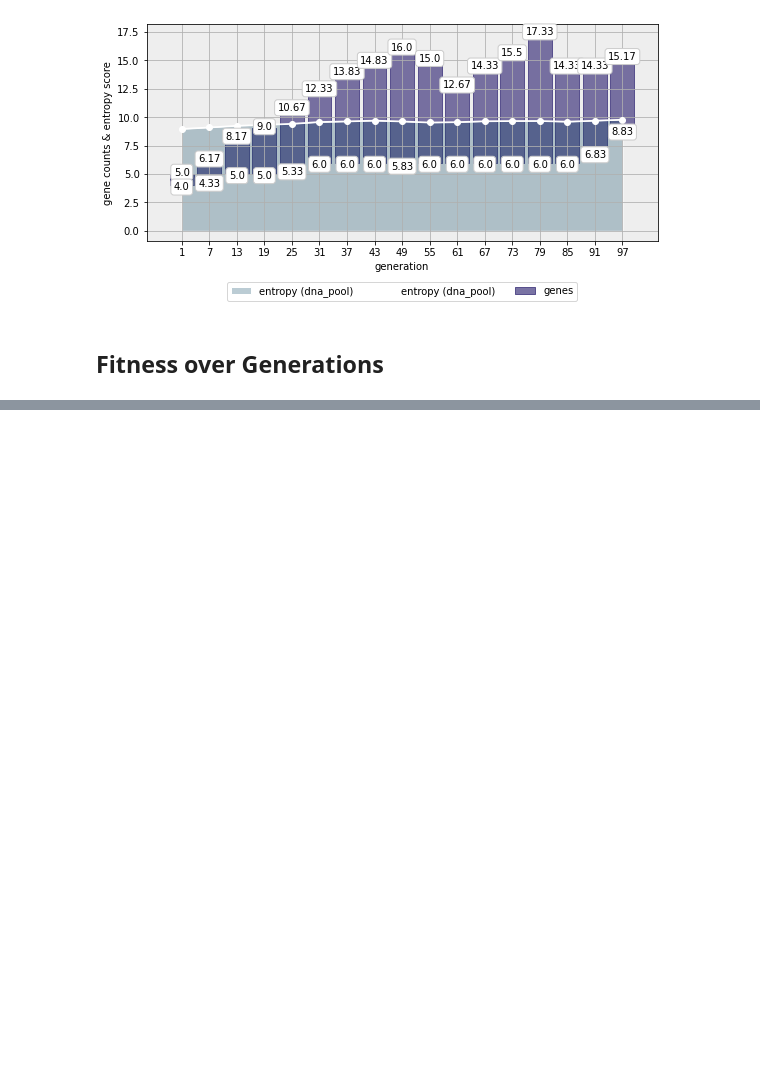
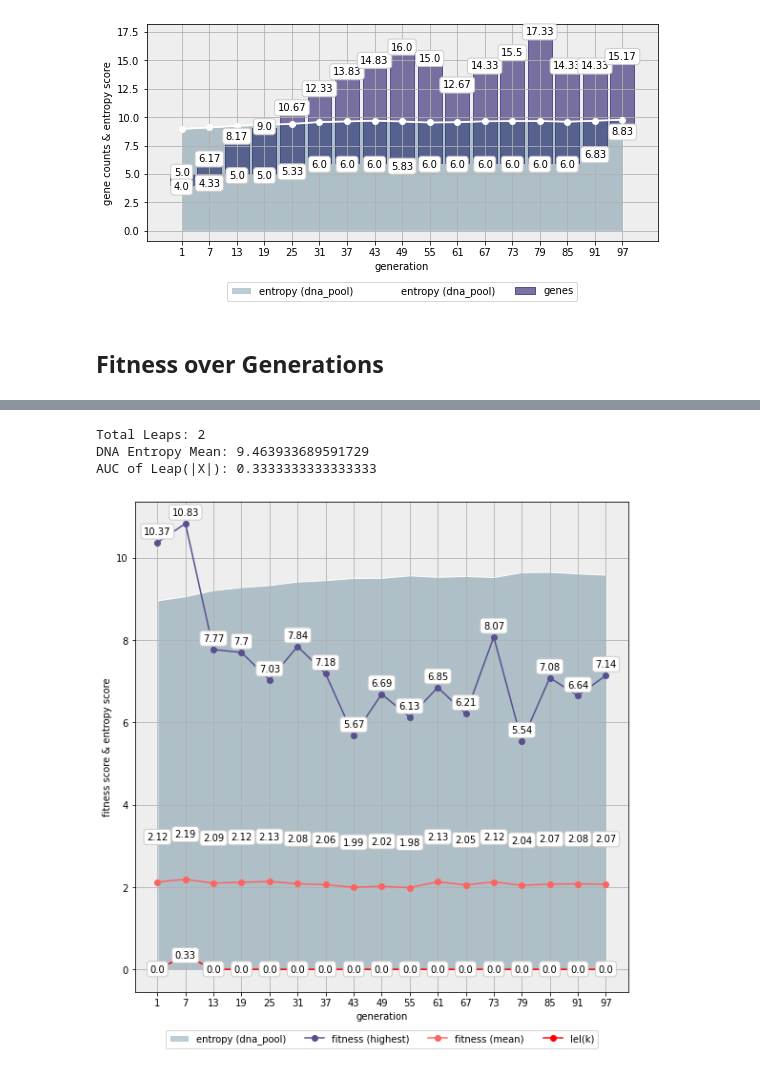
Before and after one commit to hudsonmendes/uolondon-cm3020-ai, a Jupyter notebook: midterms/evaluation/eval.ipynb, the cells around one changed output, grey strips where cells are left out. Saved outputs shown, nothing was run; the diff lists cells and outputs as text; code cells hidden in the pictures; blank space fills up the shorter version.

```diff
--- a/midterms/evaluation/eval.ipynb
+++ b/midterms/evaluation/eval.ipynb
@@ -179,0 +208,7 @@ Leaps: 2
+# %%
+plot_fitness_over_generations(df=summary_per_variant.get('atavism=0.0/pmr=0.25/pma=0.05'))
+# %% [output]
+Total Leaps: 2
+DNA Entropy Mean: 9.463933689591729
+AUC of Leap(|X|): 0.3333333333333333
+[figure, added]
```
Also changed, not shown: parts of 8 cells of this notebook.
